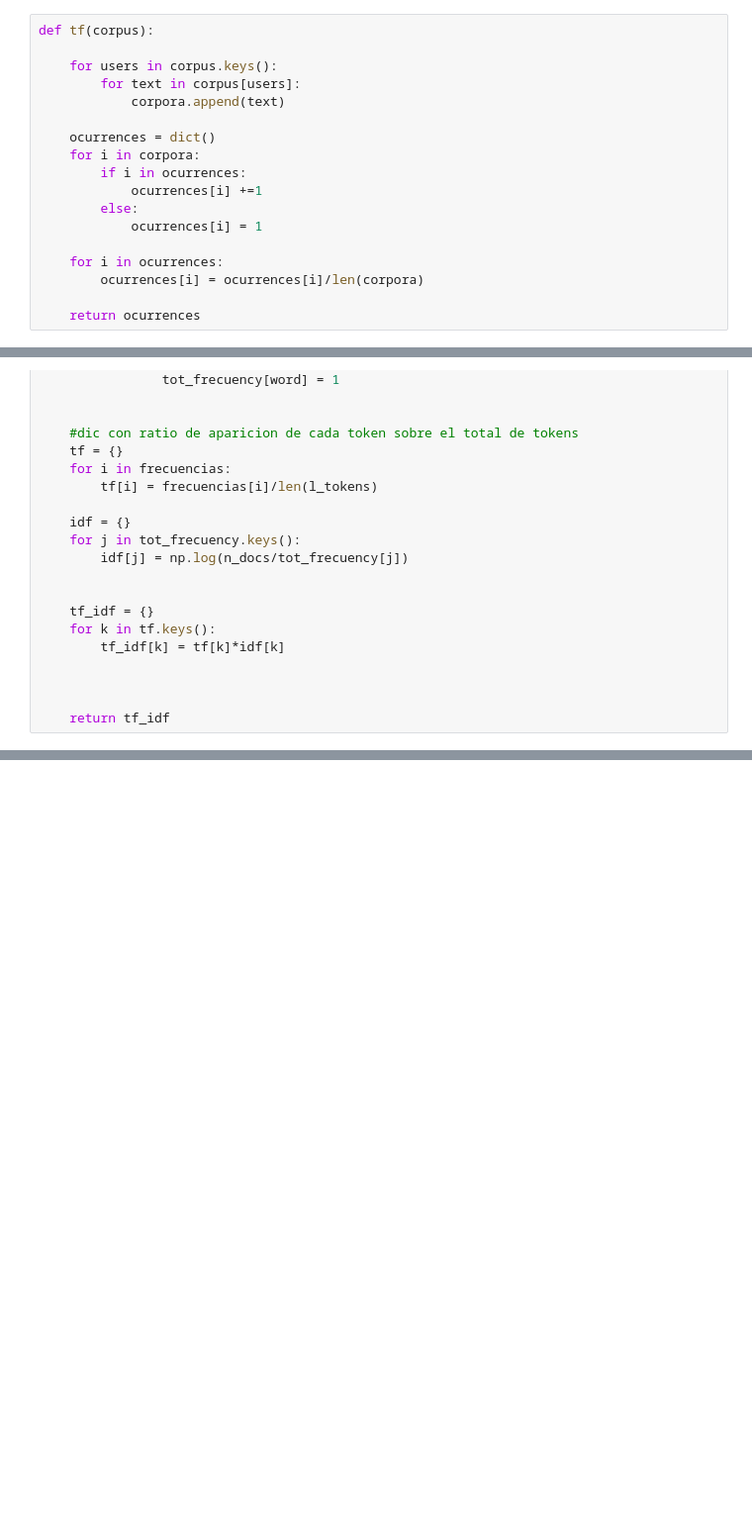
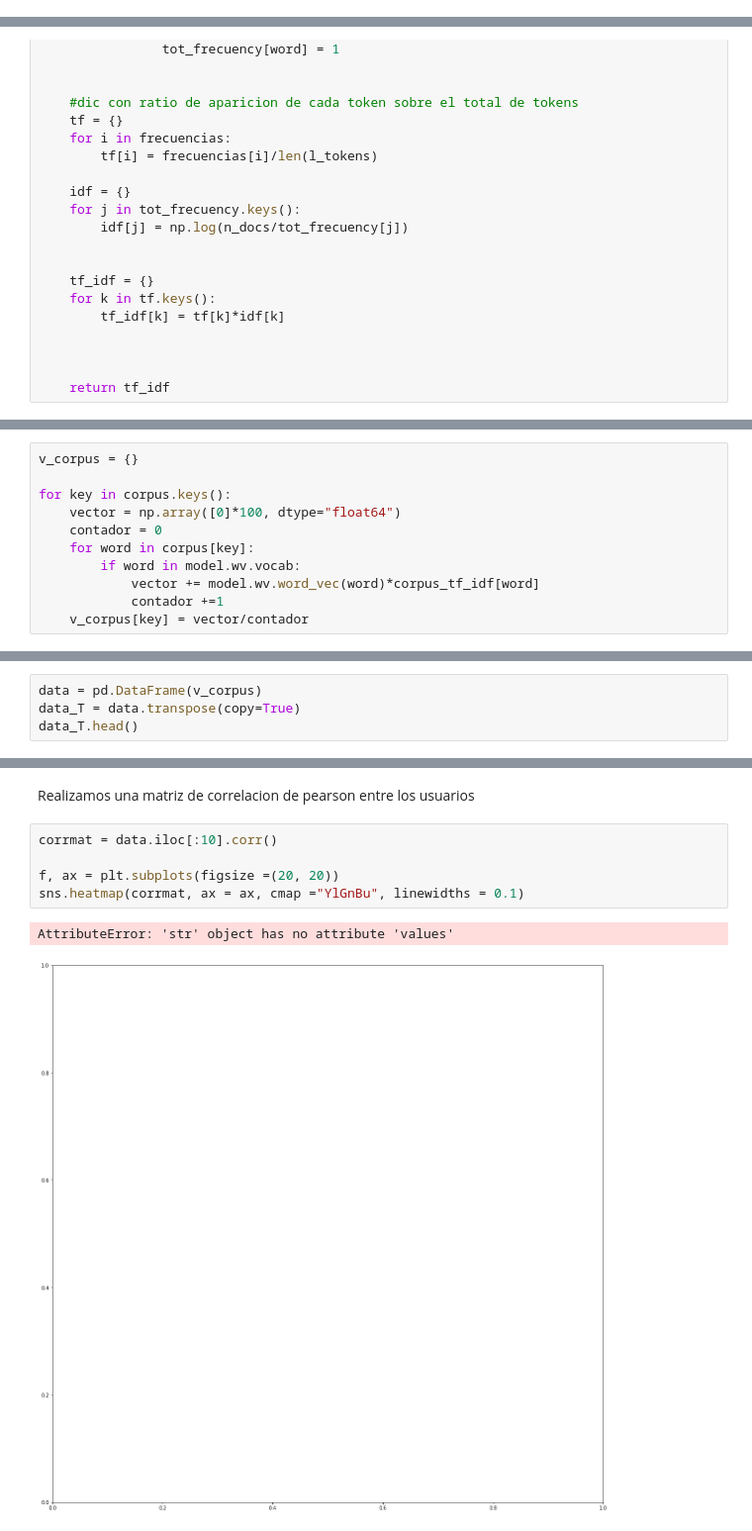
Before and after one commit to RoundU/RoundU, a Jupyter notebook: W2V on Twitter Data.ipynb, the cells around one changed output, grey strips where cells are left out. Shown at 99% size. Saved outputs shown, nothing was run; the diff lists cells and outputs as text; blank space fills up the shorter version.

Commit message:
what the diff?? between vectors...

```diff
--- a/W2V on Twitter Data.ipynb
+++ b/W2V on Twitter Data.ipynb
@@ -328,20 +284,2 @@ corpus["428308122"]
 # %% [markdown]
 TF = (Nº de veces que una palabra aparece en un documento)/(Nº de palabras en un documento)
-# %%
-def tf(corpus):
-
-    for users in corpus.keys():
-        for text in corpus[users]:
-            corpora.append(text)
-
-    ocurrences = dict()
-    for i in corpora:
-        if i in ocurrences:
-            ocurrences[i] +=1
-        else:
-            ocurrences[i] = 1
-
-    for i in ocurrences:
-        ocurrences[i] = ocurrences[i]/len(corpora)
-
-    return ocurrences
@@ -472,0 +346,11 @@ print(datetime.datetime.now().time())
+# %%
+v_corpus = {}
+
+for key in corpus.keys():
+    vector = np.array([0]*100, dtype="float64")
+    contador = 0
+    for word in corpus[key]:
+        if word in model.wv.vocab:
+            vector += model.wv.word_vec(word)*corpus_tf_idf[word]
+            contador +=1
+    v_corpus[key] = vector/contador
@@ -472,0 +362,4 @@ print(datetime.datetime.now().time())
+# %%
+data = pd.DataFrame(v_corpus)
+data_T = data.transpose(copy=True)
+data_T.head()
@@ -472,0 +374,10 @@ print(datetime.datetime.now().time())
+# %% [markdown]
+Realizamos una matriz de correlacion de pearson entre los usuarios
+# %%
+corrmat = data.iloc[:10].corr()
+
+f, ax = plt.subplots(figsize =(20, 20))
+sns.heatmap(corrmat, ax = ax, cmap ="YlGnBu", linewidths = 0.1)
+# %% [output]
+AttributeError: 'str' object has no attribute 'values'
+[figure, added]
```
Also changed, not shown: parts of 45 cells of this notebook, 2 other files.
